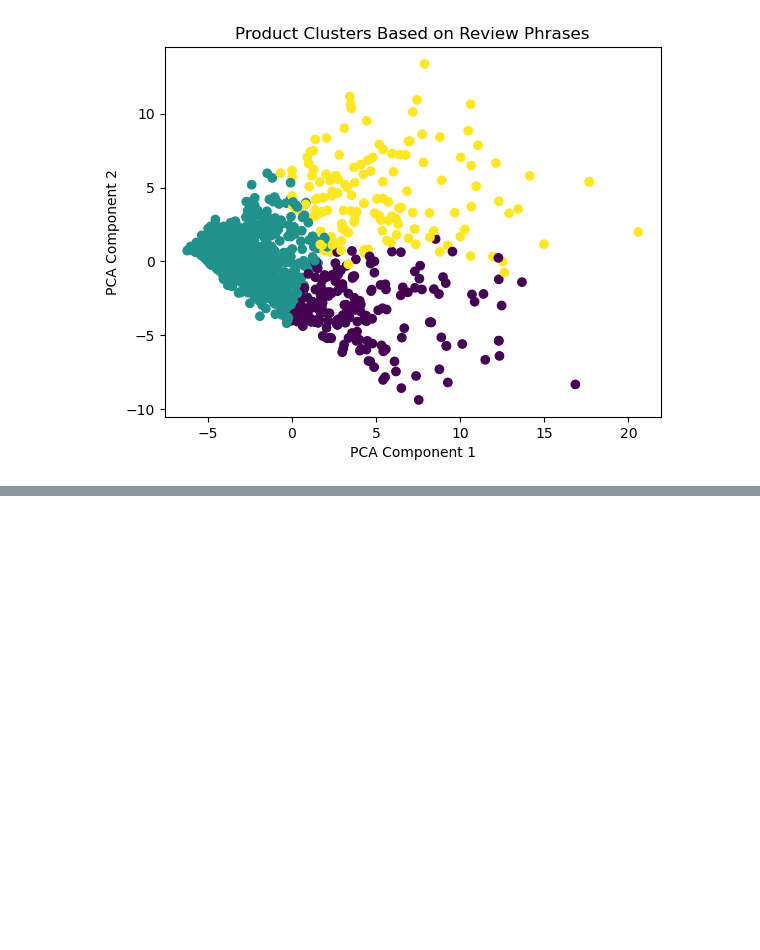
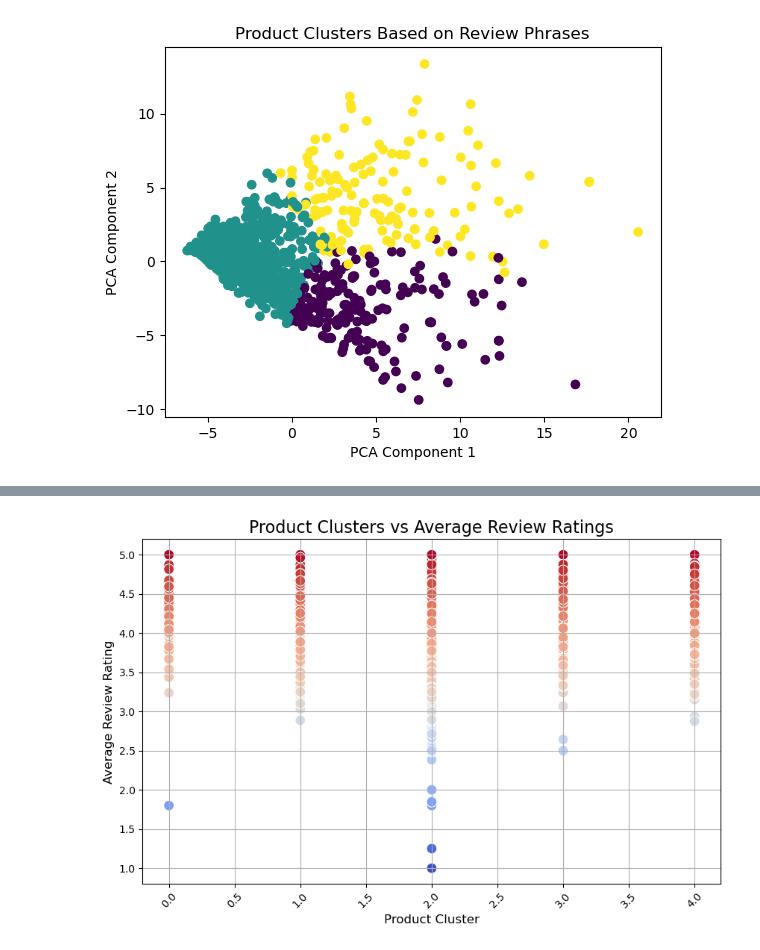
Before and after one commit to renaqd/team1-ADS505, a Jupyter notebook: 505FinalProj.ipynb, the cells around one changed output, grey strips where cells are left out. Cells and saved outputs as stored; diff of their text form; code cells hidden in the pictures; blank space fills up the shorter version.

Commit message:
cluster users based on reviews

```diff
--- a/505FinalProj.ipynb
+++ b/505FinalProj.ipynb
@@ -669,0 +707,25 @@ plt.show()
+# %%
+import matplotlib.pyplot as plt
+import seaborn as sns
+
+#Calculate average rating or sentiment per product
+product_ratings = cleaned_combined_reviews.groupby('product_name')['rating'].mean()  # Or 'sentiment' if using sentiment analysis
+
+# Combine the product reviews DataFrame with the ratings/sentiment DataFrame
+product_reviews_df['average_rating'] = product_ratings
+
+# Plot the clusters and their corresponding average ratings/sentiments
+plt.figure(figsize=(10, 6))
+sns.scatterplot(data=product_reviews_df, x='cluster', y='average_rating', hue='average_rating', palette='coolwarm', s=100, legend=None)
+
+# Adding titles and labels
+plt.title('Product Clusters vs Average Review Ratings', fontsize=16)
+plt.xlabel('Product Cluster', fontsize=12)
+plt.ylabel('Average Review Rating', fontsize=12)
+plt.xticks(rotation=45)
+plt.grid(True)
+
+# Show the plot
+plt.show()
+# %% [output]
+[figure, added]
```
Also changed, not shown: parts of 3 cells of this notebook.
